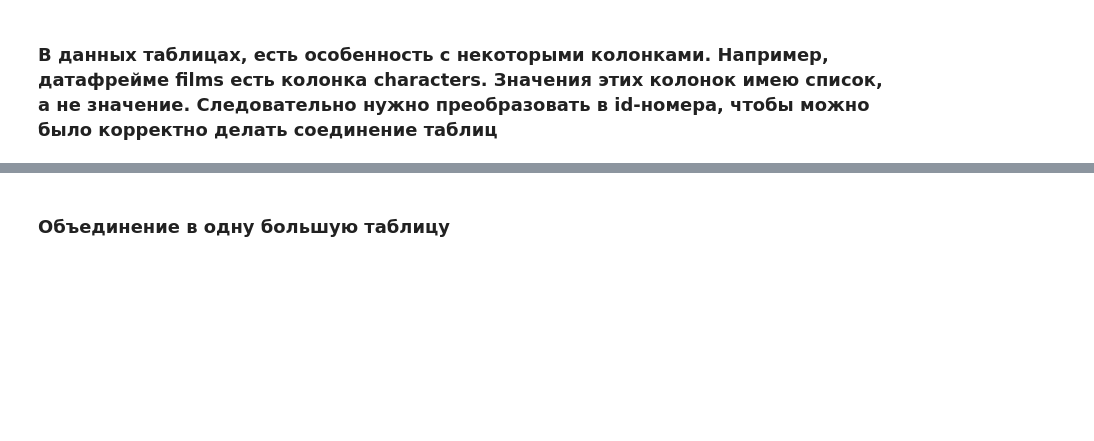
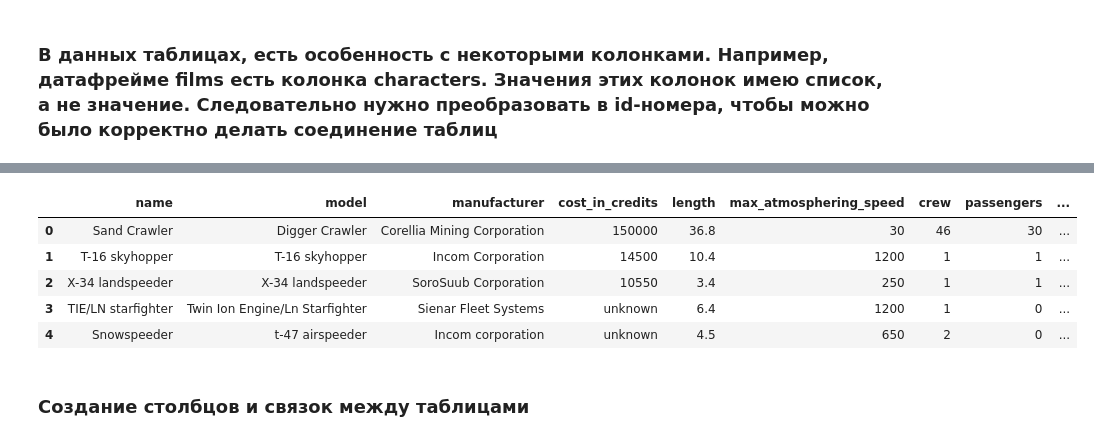
Before and after one commit to Kostin-Maxim/data-analyst-portfolio, a Jupyter notebook: project_1/project_swapi.ipynb, the cells around one changed output, grey strips where cells are left out. Cells and saved outputs as stored; diff of their text form; code cells hidden in the pictures; blank space fills up the shorter version.

Commit message:
Убрал создание одной большой таблицы. Сделал таблицы для связи много ко многим. Удалил дублирующие по смыслу таблицы.

```diff
--- a/project_1/project_swapi.ipynb
+++ b/project_1/project_swapi.ipynb
@@ -271 +313,12 @@ df_people_norm.head()
+# %%
+df_vehicles_norm.head()
+# %% [output]
+|  | name | model | manufacturer | cost_in_credits | length | max_atmosphering_speed | crew | passengers | ... |
+| 0 | Sand Crawler | Digger Crawler | Corellia Mining Corporation | 150000 | 36.8 | 30 | 46 | 30 | ... |
+| 1 | T-16 skyhopper | T-16 skyhopper | Incom Corporation | 14500 | 10.4 | 1200 | 1 | 1 | ... |
+| 2 | X-34 landspeeder | X-34 landspeeder | SoroSuub Corporation | 10550 | 3.4 | 250 | 1 | 1 | ... |
+| 3 | TIE/LN starfighter | Twin Ion Engine/Ln Starfighter | Sienar Fleet Systems | unknown | 6.4 | 1200 | 1 | 0 | ... |
+| 4 | Snowspeeder | t-47 airspeeder | Incom corporation | unknown | 4.5 | 650 | 2 | 0 | ... |
+# %% [markdown]
+### Создание столбцов и связок между таблицами
 # %%
@@ -278,2 +336,0 @@ df_vehicles_norm.to_csv(RAW_DIR / f"vehicles_norm.csv")
-# %% [markdown]
-### Объединение в одну большую таблицу
```
Also changed, not shown: parts of 21 cells of this notebook.
